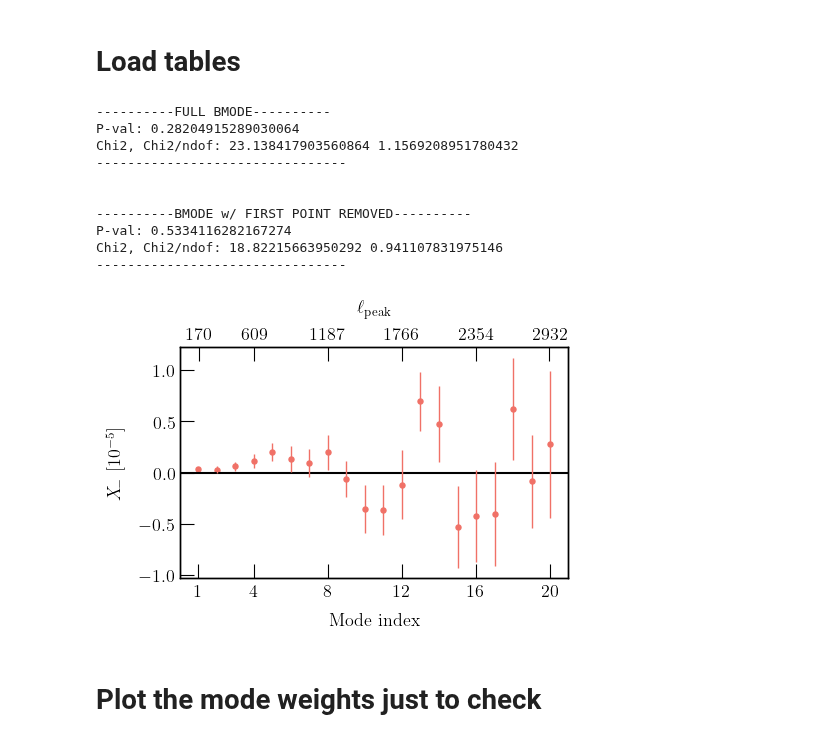
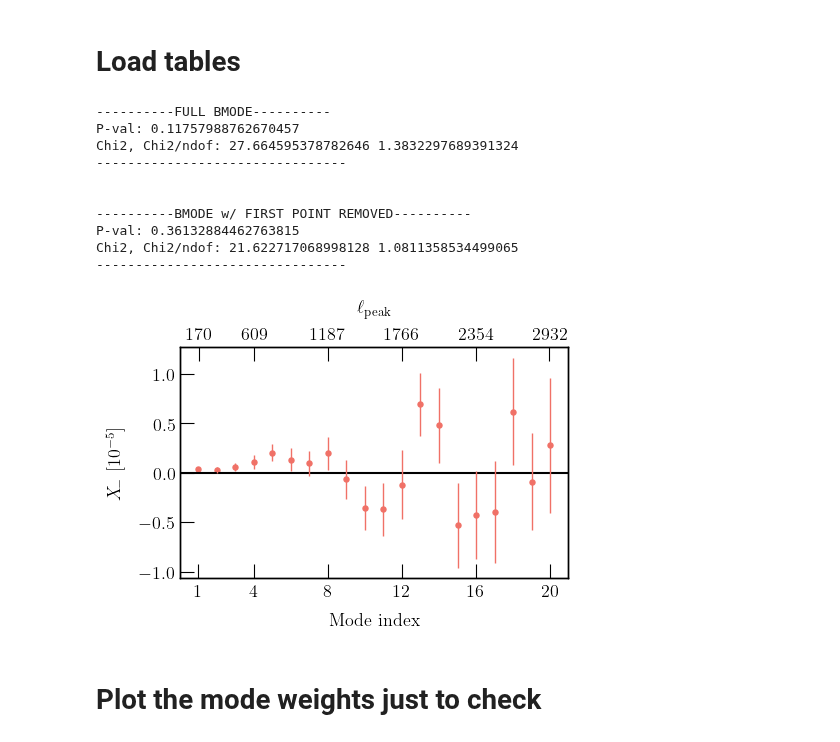
Before and after one commit to delve-survey/shearcat, a Jupyter notebook: shear_tests/Paper_plots/Bmodes.ipynb, the cells around one changed output. Saved outputs shown, nothing was run; the diff lists cells and outputs as text; code cells hidden in the pictures.

```diff
--- a/shear_tests/Paper_plots/Bmodes.ipynb
+++ b/shear_tests/Paper_plots/Bmodes.ipynb
@@ -28,7 +30,7 @@ plt.rcParams['axes.prop_cycle'] = cycler(color=COLORS)
 # %% [markdown]
 # Load tables
 # %%
-DIR = '/scratch/midway3/dhayaa/SHEARTESTS_20240504/NPATCH_100/'
+DIR = '/scratch/midway3/dhayaa/SHEARTESTS_20240504/FIDUCIAL/'
 # %%
 plt.figure(figsize = (5,3))
 
@@ -39,7 +41,7 @@ Cov = np.load(DIR + '/MRBmode_B_Cov.npy')
 
 res = B
 
-NJK = 100
+NJK = 150
 hartlap  = ((NJK - 20 - 2) / (NJK -  1))
 dodelson = 1 / (1 + (20 - 3) * (NJK - 20 - 2) / (NJK - 20 - 1) / (NJK - 20 - 4) )
 
@@ -62,38 +64,38 @@ print("--------------------------------\n\n")
 
 
 # ax.flatten()[0].scatter(x[:, 0], 1/cc[0]*np.abs(x[:, 3]), s=13, color = COLORS[0], label = 'Data')
 # ax.flatten()[0].errorbar(x[:, 0], 1/cc[0]*np.abs(x[:, 3]), yerr = 1/cc[0]*x[:, 7], fmt = 'none', color = COLORS[0], lw = 0, elinewidth = 1)
 
 plt.scatter(np.arange(20) + 1 , B * 1e5, s=13, color = COLORS[0])
 plt.errorbar(np.arange(20) + 1 , B * 1e5, yerr = np.sqrt(np.diagonal(Cov))  * 1e5, fmt = 'none', color = COLORS[0], lw = 0, elinewidth = 1)
 
 ticks = [1, 4, 8, 12, 16, 20]
 plt.xticks(ticks, ticks)
 plt.ylabel(r'$X_{\!-}$  [$10^{-5}$]', size = 13, labelpad = 10)
 plt.xlabel('Mode index', size = 13, labelpad = 10)
 
 COEFF = np.load('/scratch/midway3/dhayaa/EB_Coefficients_N20.npy', allow_pickle = True)
 
 ax2 = plt.gca().twiny()
 ax2.set_xticks(ticks)
 ax2.set_xticklabels([int(COEFF[i - 1][3][np.argmax(np.abs(COEFF[i - 1][4]))]) for i in ticks])
 ax2.set_xlim(0, 21)
 ax2.set_xlabel(r'$\ell_{\rm peak}$', size = 13, labelpad = 10)
 del COEFF
 
 plt.savefig('./Bmode.pdf', dpi = 300, bbox_inches = 'tight')
 # %% [output]
 ----------FULL BMODE----------
-P-val: 0.28204915289030064
-Chi2, Chi2/ndof: 23.138417903560864 1.1569208951780432
+P-val: 0.11757988762670457
+Chi2, Chi2/ndof: 27.664595378782646 1.3832297689391324
 --------------------------------
 
 
 ----------BMODE w/ FIRST POINT REMOVED----------
-P-val: 0.5334116282167274
-Chi2, Chi2/ndof: 18.82215663950292 0.941107831975146
+P-val: 0.36132884462763815
+Chi2, Chi2/ndof: 21.622717068998128 1.0811358534499065
 --------------------------------
-[figure, old version]
+[figure, new version]
 # %% [markdown]
 # Plot the mode weights just to check
 # %%
```
Also changed, not shown: parts of 1 cell of this notebook.
